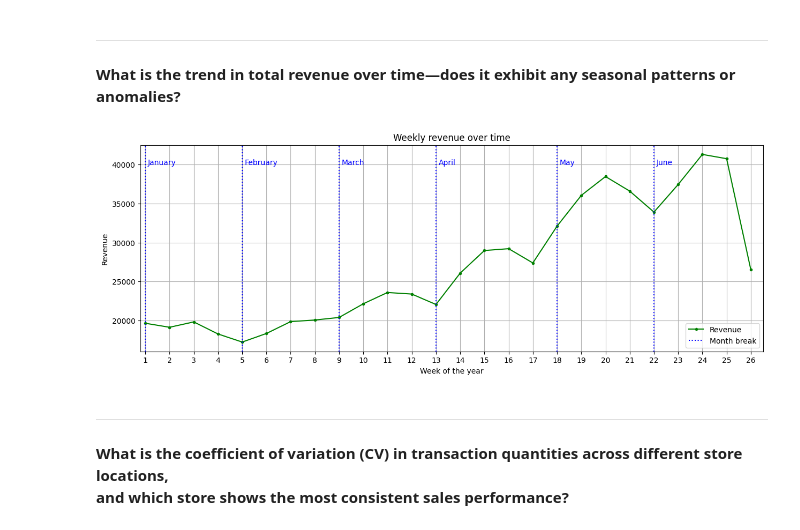
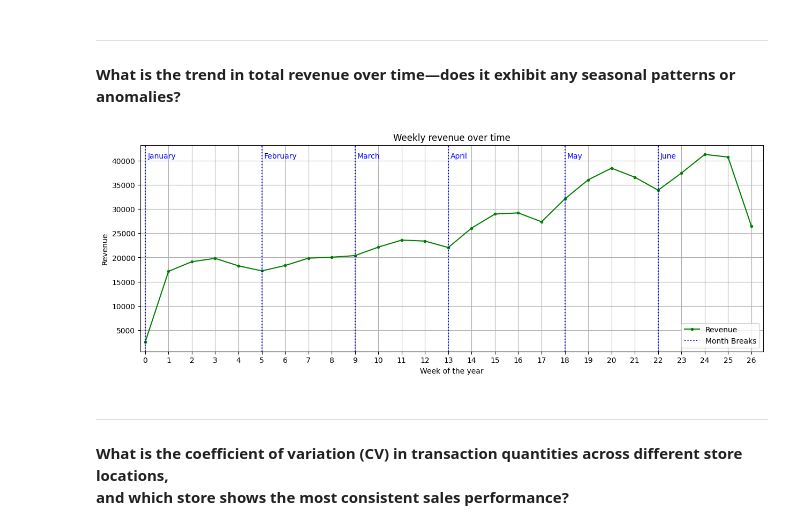
Before and after one commit to Michael-Kornilich/coffee_shop_analysis, a Jupyter notebook: script.ipynb, the cells around one changed output. Saved outputs shown, nothing was run; the diff lists cells and outputs as text; code cells hidden in the pictures.

```diff
--- a/script.ipynb
+++ b/script.ipynb
@@ -224,35 +209,40 @@ first_week_of_month = pd.Series(["January","February", "March", "April", "May",
-# %%
-# charting
-legend = False
-fig, ax = plt.subplots(figsize=(15,5))
-ax.plot(grouped_revenue,color="green",marker=".",label="Revenue")
-ax.set_xticks(grouped_revenue.index)
-ax.set_xlim(weeks[0]-0.2,weeks[-1]+0.5)
-ax.set_title("Weekly revenue over time")
-ax.set_xlabel("Week of the year")
-ax.set_ylabel("Revenue")
-ax.grid()
-
-for week, month_name in first_week_of_month.items():
-    ax.axvline(
-        x=week,
-        color="blue",
-        linestyle="dotted",
-        label="Month break"
-    )
-
-    ax.text(
-        x=week+0.1,
-        y=40000,
-        s=month_name,
-        color="blue"
-    )
-
-    if not legend:
-        ax.legend()
-        legend = True
-# %% [output]
-[figure, removed]
+# %%
+grouped_revenue = revenue.resample("W", label="right").sum()
+month_breaks = pd.period_range(start=revenue.index[0], end=revenue.index[-1], freq="M").asfreq("W",how="start")
+month_breaks = pd.Series(
+    month_breaks.strftime("%B"), # month's full name
+    index=month_breaks.strftime("%W").array.astype(int) # first week's number
+)
+# %%
+# charting
+fig, ax = plt.subplots(figsize=(15,5))
+ax.plot(grouped_revenue.array, color="green", marker=".", label="Revenue")
+ax.set_xticks(grouped_revenue.index.strftime("%W").array.astype(int));
+ax.set_xlim(ax.get_xticks()[0] - 0.2, ax.get_xticks()[-1] + 0.5)
+
+ax.set_title("Weekly revenue over time")
+ax.set_xlabel("Week of the year")
+ax.set_ylabel("Revenue")
+ax.grid()
+
+for week, month_name in month_breaks.items():
+    ax.axvline(
+        x=week,
+        color="blue",
+        linestyle="dotted",
+        label="Month break"
+    )
+
+    ax.text(
+        x=week + 0.1,
+        y=grouped_revenue.max()*0.98,
+        s=month_name,
+        color="blue"
+    )
+
+ax.legend(ax.get_children()[:2],["Revenue","Month Breaks"]);
+# %% [output]
+[figure, added]
 # %% [markdown]
 ---
 **What is the coefficient of variation (CV) in transaction quantities across different store locations,\
```
Also changed, not shown: parts of 11 cells of this notebook, 1 other file.
